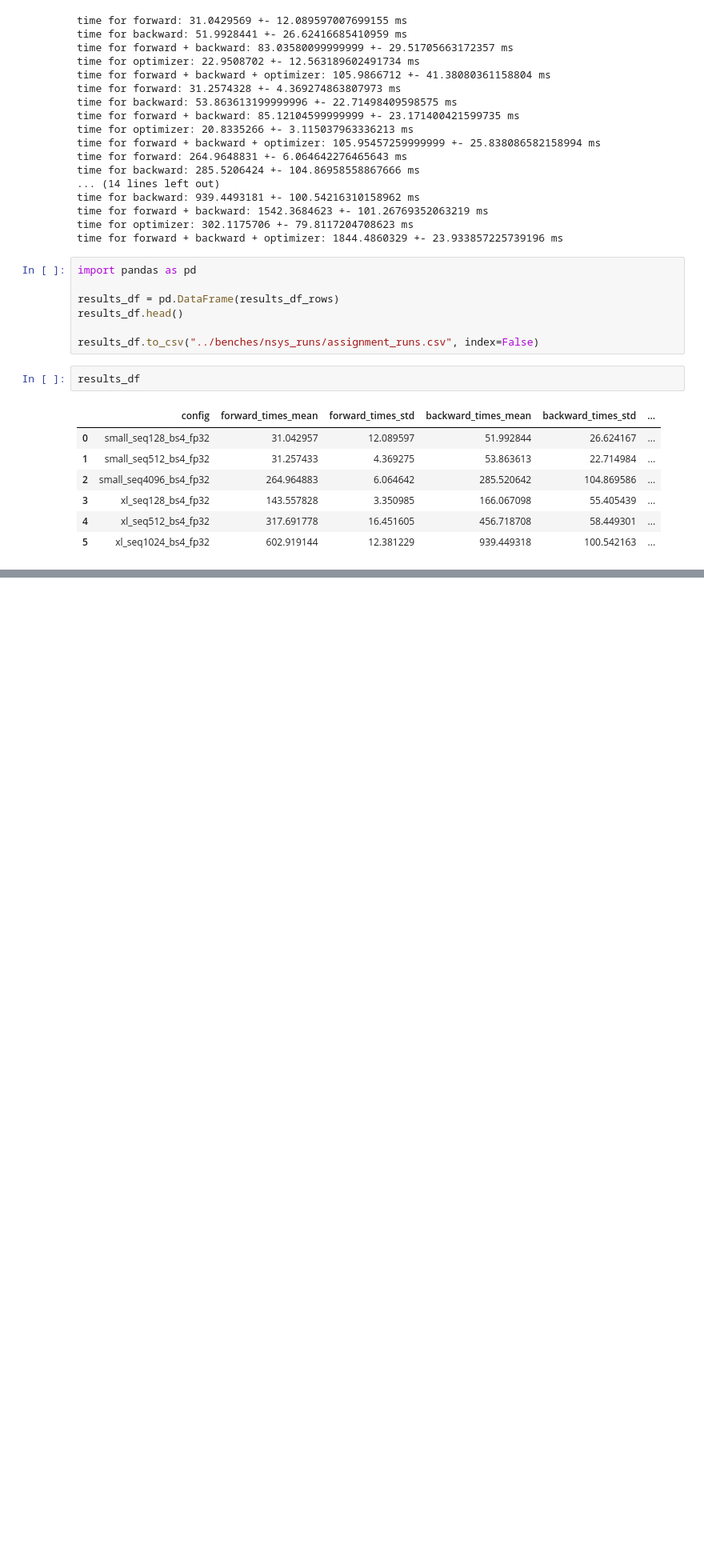
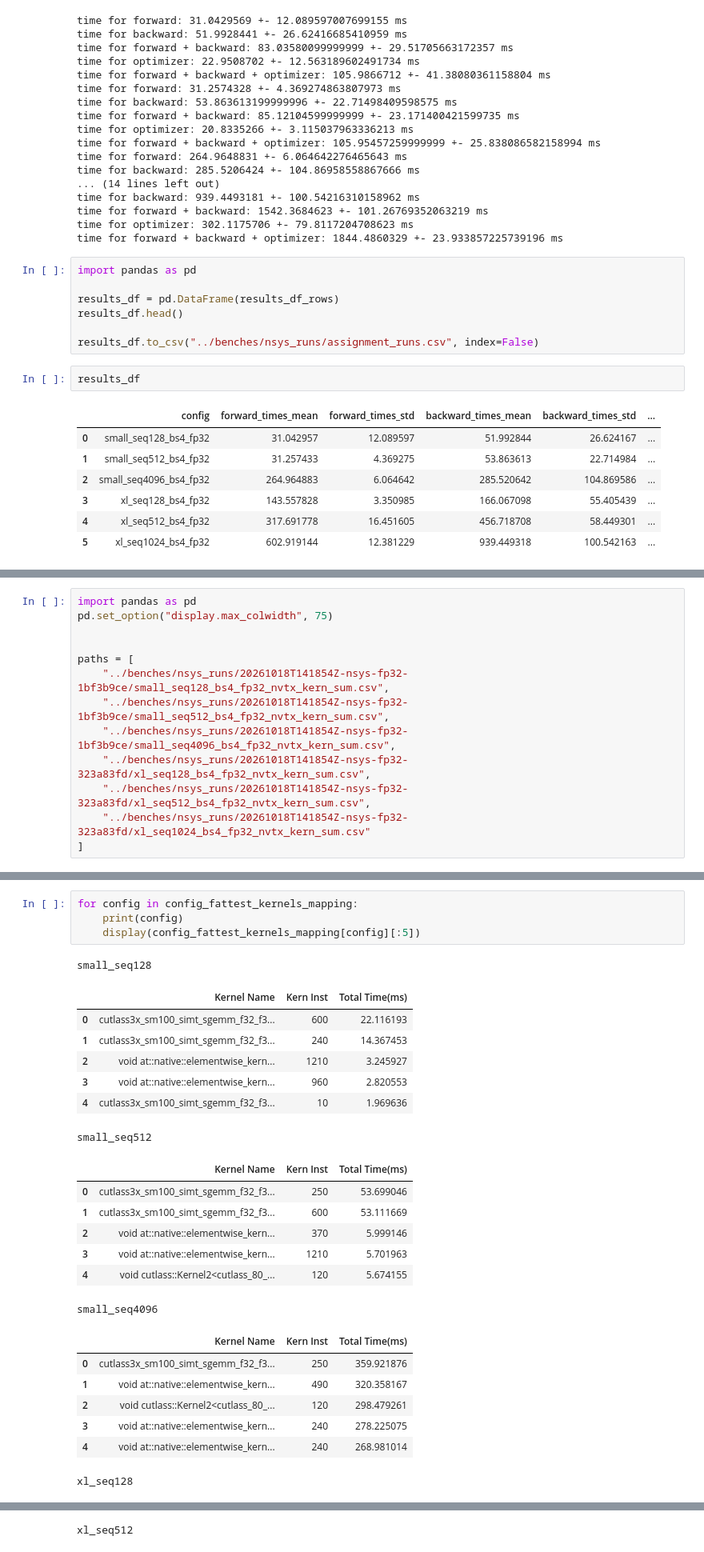
Before and after one commit to surkovvv/cs336_assignment2_systems, a Jupyter notebook: cs336_systems/look-at-sqlite-files.ipynb, the cells around one changed output, grey strips where cells are left out. Shown at 80% size. Saved outputs shown, nothing was run; the diff lists cells and outputs as text; blank space fills up the shorter version.

```diff
--- a/cs336_systems/look-at-sqlite-files.ipynb
+++ b/cs336_systems/look-at-sqlite-files.ipynb
@@ -160,0 +171,13 @@ results_df
+# %%
+import pandas as pd
+pd.set_option("display.max_colwidth", 75)
+
+
+paths = [
+    "../benches/nsys_runs/20261018T141854Z-nsys-fp32-1bf3b9ce/small_seq128_bs4_fp32_nvtx_kern_sum.csv",
+    "../benches/nsys_runs/20261018T141854Z-nsys-fp32-1bf3b9ce/small_seq512_bs4_fp32_nvtx_kern_sum.csv",
+    "../benches/nsys_runs/20261018T141854Z-nsys-fp32-1bf3b9ce/small_seq4096_bs4_fp32_nvtx_kern_sum.csv",
+    "../benches/nsys_runs/20261018T141854Z-nsys-fp32-323a83fd/xl_seq128_bs4_fp32_nvtx_kern_sum.csv",
+    "../benches/nsys_runs/20261018T141854Z-nsys-fp32-323a83fd/xl_seq512_bs4_fp32_nvtx_kern_sum.csv",
+    "../benches/nsys_runs/20261018T141854Z-nsys-fp32-323a83fd/xl_seq1024_bs4_fp32_nvtx_kern_sum.csv"
+]
@@ -160,0 +200,27 @@ results_df
+# %%
+for config in config_fattest_kernels_mapping:
+    print(config)
+    display(config_fattest_kernels_mapping[config][:5])
+# %% [output]
+small_seq128
+|  | Kernel Name | Kern Inst | Total Time(ms) |
+| 0 | cutlass3x_sm100_simt_sgemm_f32_f3... | 600 | 22.116193 |
+| 1 | cutlass3x_sm100_simt_sgemm_f32_f3... | 240 | 14.367453 |
+| 2 | void at::native::elementwise_kern... | 1210 | 3.245927 |
+| 3 | void at::native::elementwise_kern... | 960 | 2.820553 |
+| 4 | cutlass3x_sm100_simt_sgemm_f32_f3... | 10 | 1.969636 |
+small_seq512
+|  | Kernel Name | Kern Inst | Total Time(ms) |
+| 0 | cutlass3x_sm100_simt_sgemm_f32_f3... | 250 | 53.699046 |
+| 1 | cutlass3x_sm100_simt_sgemm_f32_f3... | 600 | 53.111669 |
+| 2 | void at::native::elementwise_kern... | 370 | 5.999146 |
+| 3 | void at::native::elementwise_kern... | 1210 | 5.701963 |
+| 4 | void cutlass::Kernel2<cutlass_80_... | 120 | 5.674155 |
+small_seq4096
+|  | Kernel Name | Kern Inst | Total Time(ms) |
+| 0 | cutlass3x_sm100_simt_sgemm_f32_f3... | 250 | 359.921876 |
+| 1 | void at::native::elementwise_kern... | 490 | 320.358167 |
+| 2 | void cutlass::Kernel2<cutlass_80_... | 120 | 298.479261 |
+| 3 | void at::native::elementwise_kern... | 240 | 278.225075 |
+| 4 | void at::native::elementwise_kern... | 240 | 268.981014 |
+xl_seq128
@@ -160,0 +233 @@ results_df
+xl_seq512
```
Also changed, not shown: parts of 10 cells of this notebook, 2 other files.
